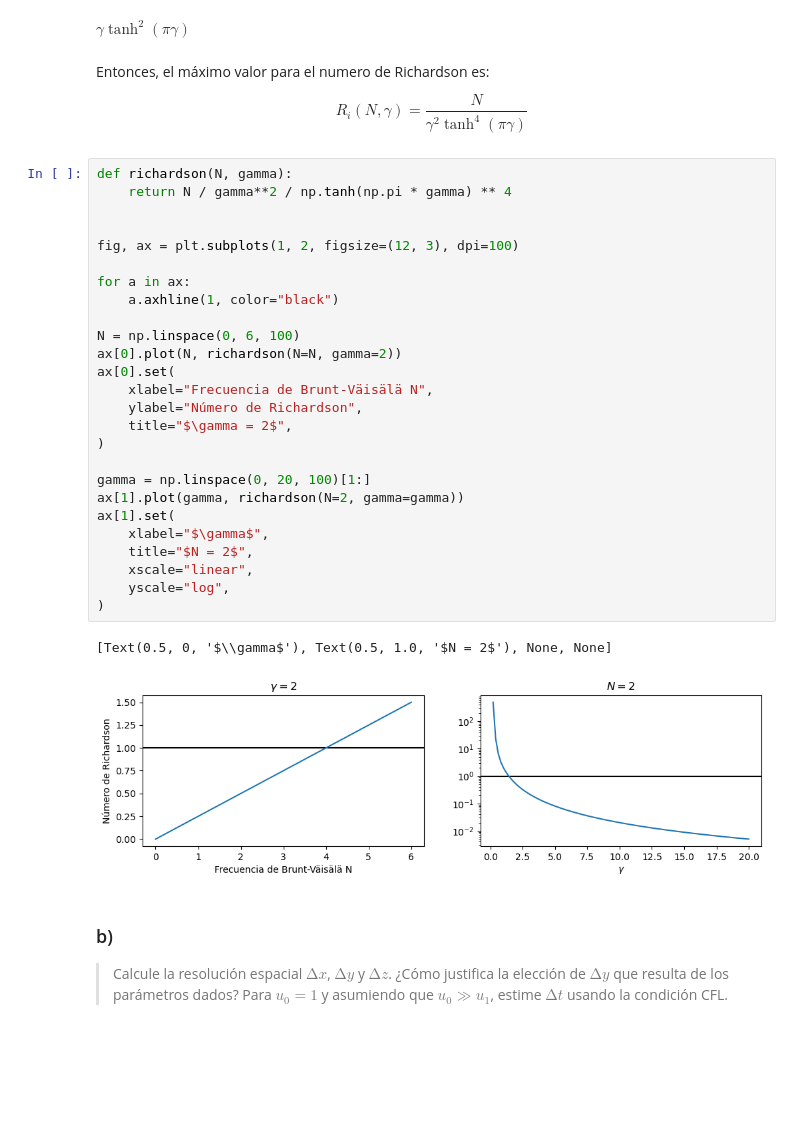
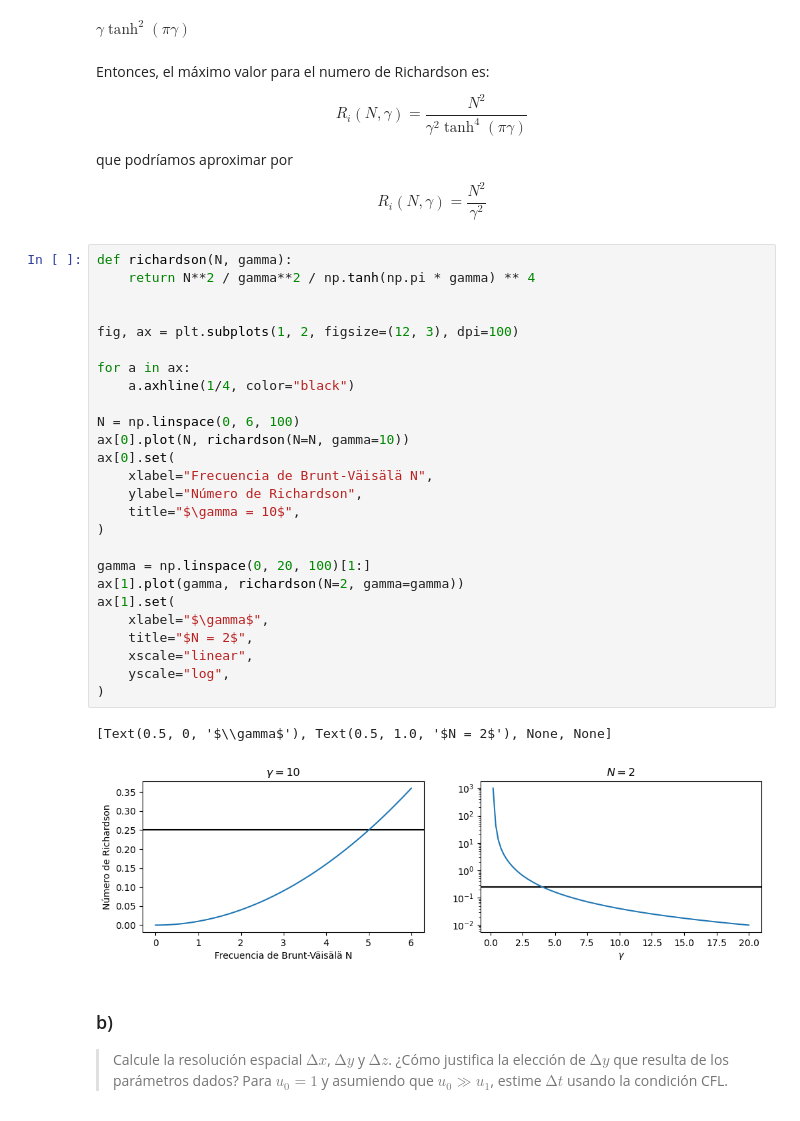
Before and after one commit to maurosilber/fluidos, a Jupyter notebook: guia3/problema3.ipynb, the cells around one changed output. Drawn from its saved outputs; the diff is of its cells as text; blank space fills up the shorter version.

```diff
--- a/guia3/problema3.ipynb
+++ b/guia3/problema3.ipynb
@@ -72,36 +72,40 @@ $\displaystyle \gamma \tanh^{2}{\left(\pi \gamma \right)}$
 Entonces,
 el máximo valor para el numero de Richardson es:
 
-$$ R_i(N, \gamma) = \frac{N}{\gamma^2 \tanh^4(\pi \gamma)} $$
+$$ R_i(N, \gamma) = \frac{N^2}{\gamma^2 \tanh^4(\pi \gamma)} $$
+
+que podríamos aproximar por
+
+$$ R_i(N, \gamma) = \frac{N^2}{\gamma^2} $$
 # %%
 def richardson(N, gamma):
-    return N / gamma**2 / np.tanh(np.pi * gamma) ** 4
+    return N**2 / gamma**2 / np.tanh(np.pi * gamma) ** 4
 
 
 fig, ax = plt.subplots(1, 2, figsize=(12, 3), dpi=100)
 
 for a in ax:
-    a.axhline(1, color="black")
+    a.axhline(1/4, color="black")
 
 N = np.linspace(0, 6, 100)
-ax[0].plot(N, richardson(N=N, gamma=2))
+ax[0].plot(N, richardson(N=N, gamma=10))
 ax[0].set(
     xlabel="Frecuencia de Brunt-Väisälä N",
     ylabel="Número de Richardson",
-    title="$\gamma = 2$",
+    title="$\gamma = 10$",
 )
 
 gamma = np.linspace(0, 20, 100)[1:]
 ax[1].plot(gamma, richardson(N=2, gamma=gamma))
 ax[1].set(
     xlabel="$\gamma$",
     title="$N = 2$",
     xscale="linear",
     yscale="log",
 )
 # %% [output]
 [Text(0.5, 0, '$\\gamma$'), Text(0.5, 1.0, '$N = 2$'), None, None]
-[figure, old version]
+[figure, new version]
 # %% [markdown]
 ### b)
 > Calcule la resolución espacial $∆x$, $∆y$ y $∆z$.
```
Also changed, not shown: parts of 21 cells of this notebook.
